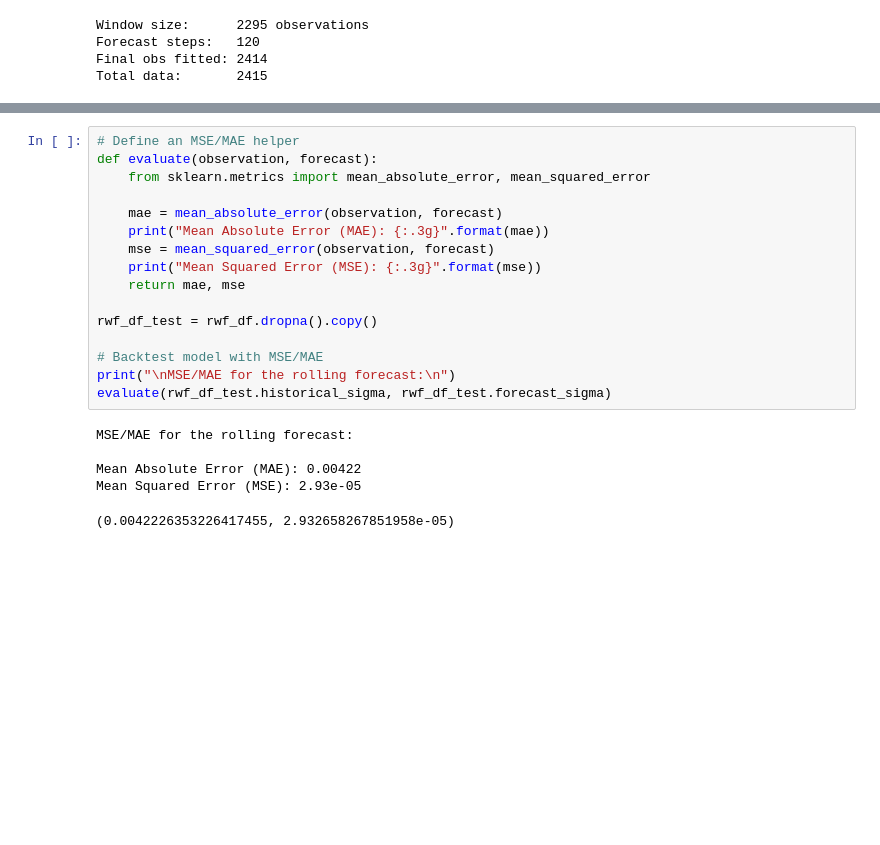
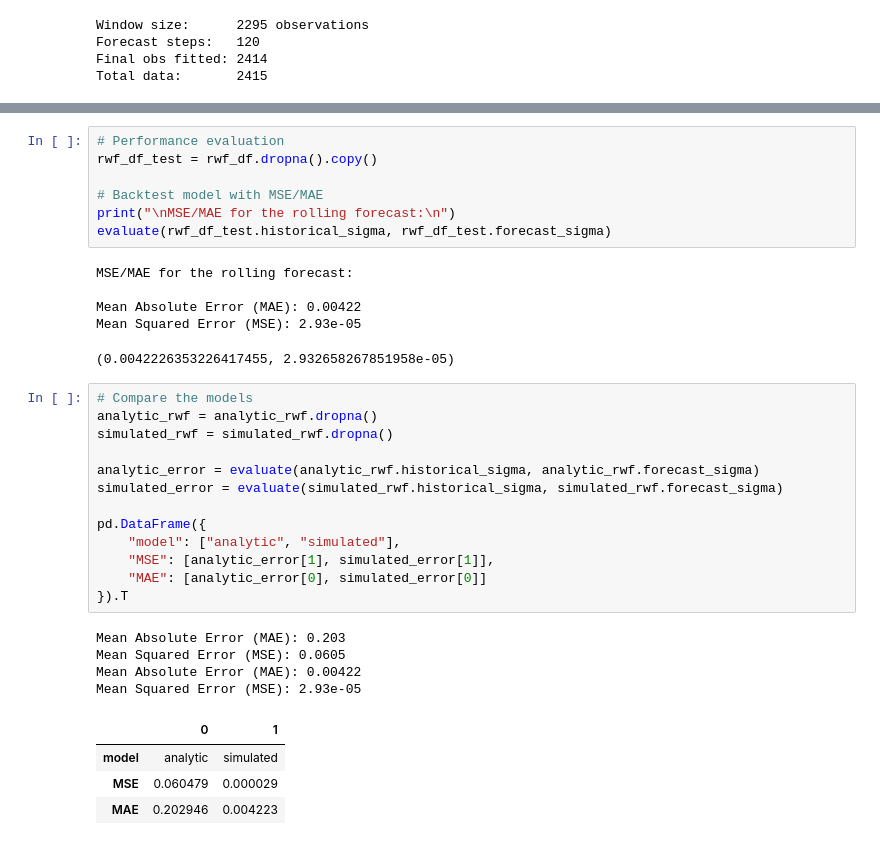
Before and after one commit to tros01/datacamp, a Jupyter notebook: solutions/volatility_modelling_toolkit_py.ipynb, the cells around one changed output, grey strips where cells are left out. Saved outputs shown, nothing was run; the diff lists cells and outputs as text; blank space fills up the shorter version.

```diff
--- a/solutions/volatility_modelling_toolkit_py.ipynb
+++ b/solutions/volatility_modelling_toolkit_py.ipynb
@@ -1208,14 +1259,5 @@ Historical and forecasted volatility:
 # %%
-# Define an MSE/MAE helper
-def evaluate(observation, forecast):
-    from sklearn.metrics import mean_absolute_error, mean_squared_error
-
-    mae = mean_absolute_error(observation, forecast)
-    print("Mean Absolute Error (MAE): {:.3g}".format(mae))
-    mse = mean_squared_error(observation, forecast)
-    print("Mean Squared Error (MSE): {:.3g}".format(mse))
-    return mae, mse
-
+# Performance evaluation
 rwf_df_test = rwf_df.dropna().copy()
 
 # Backtest model with MSE/MAE
@@ -1227,3 +1269,25 @@ MSE/MAE for the rolling forecast:
 Mean Absolute Error (MAE): 0.00422
 Mean Squared Error (MSE): 2.93e-05
 (0.0042226353226417455, 2.932658267851958e-05)
+# %%
+# Compare the models
+analytic_rwf = analytic_rwf.dropna()
+simulated_rwf = simulated_rwf.dropna()
+
+analytic_error = evaluate(analytic_rwf.historical_sigma, analytic_rwf.forecast_sigma)
+simulated_error = evaluate(simulated_rwf.historical_sigma, simulated_rwf.forecast_sigma)
+
+pd.DataFrame({
+    "model": ["analytic", "simulated"],
+    "MSE": [analytic_error[1], simulated_error[1]],
+    "MAE": [analytic_error[0], simulated_error[0]]
+}).T
+# %% [output]
+Mean Absolute Error (MAE): 0.203
+Mean Squared Error (MSE): 0.0605
+Mean Absolute Error (MAE): 0.00422
+Mean Squared Error (MSE): 2.93e-05
+|  | 0 | 1 |
+| model | analytic | simulated |
+| MSE | 0.060479 | 0.000029 |
+| MAE | 0.202946 | 0.004223 |
```
Also changed, not shown: parts of 8 cells of this notebook.
